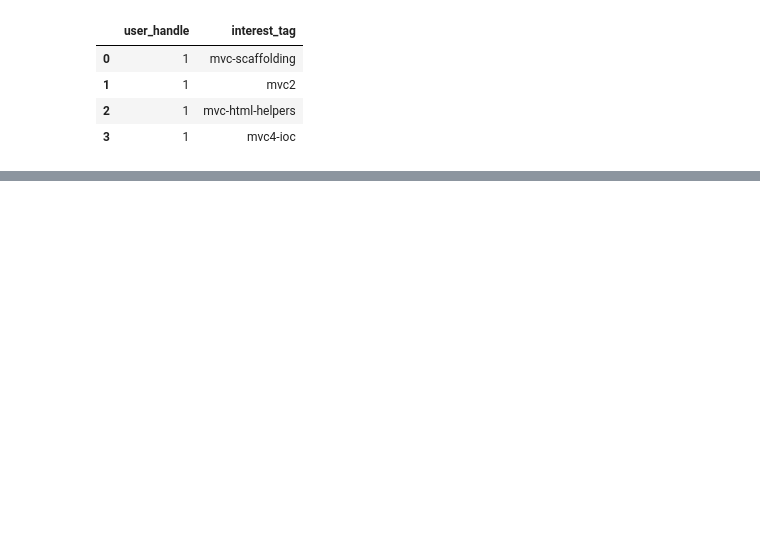
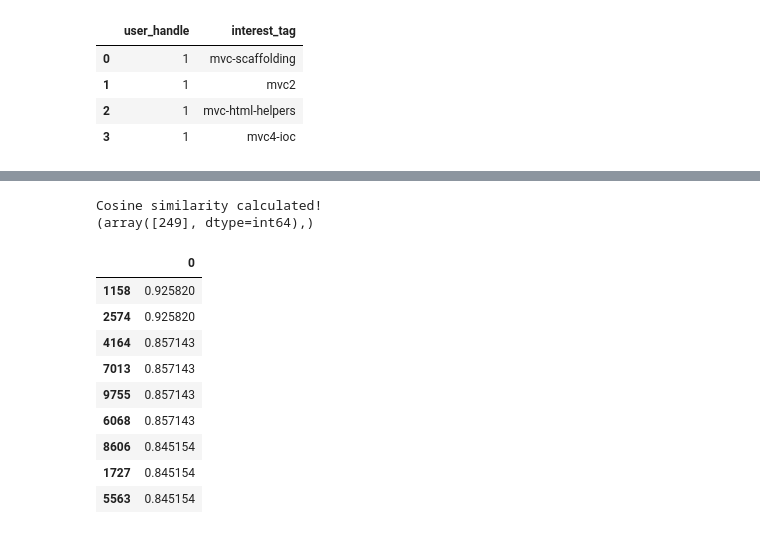
Before and after one commit to amandeepfj/MachineLearningProject, a Jupyter notebook: Data Understanding/DataUnderstanding.ipynb, the cells around one changed output, grey strips where cells are left out. Saved outputs shown, nothing was run; the diff lists cells and outputs as text; code cells hidden in the pictures; blank space fills up the shorter version.

```diff
--- a/Data Understanding/DataUnderstanding.ipynb
+++ b/Data Understanding/DataUnderstanding.ipynb
@@ -362,0 +407,16 @@ similarity_measure.get_pearson_similar_users('8887')
+# %%
+similarity_measure.calculate_cosine_similarity()
+similarity_measure.get_cosine_similar_users('1221')
+# %% [output]
+Cosine similarity calculated!
+(array([249], dtype=int64),)
+|  | 0 |
+| 1158 | 0.925820 |
+| 2574 | 0.925820 |
+| 4164 | 0.857143 |
+| 7013 | 0.857143 |
+| 9755 | 0.857143 |
+| 6068 | 0.857143 |
+| 8606 | 0.845154 |
+| 1727 | 0.845154 |
+| 5563 | 0.845154 |
```
Also changed, not shown: parts of 8 cells of this notebook.
